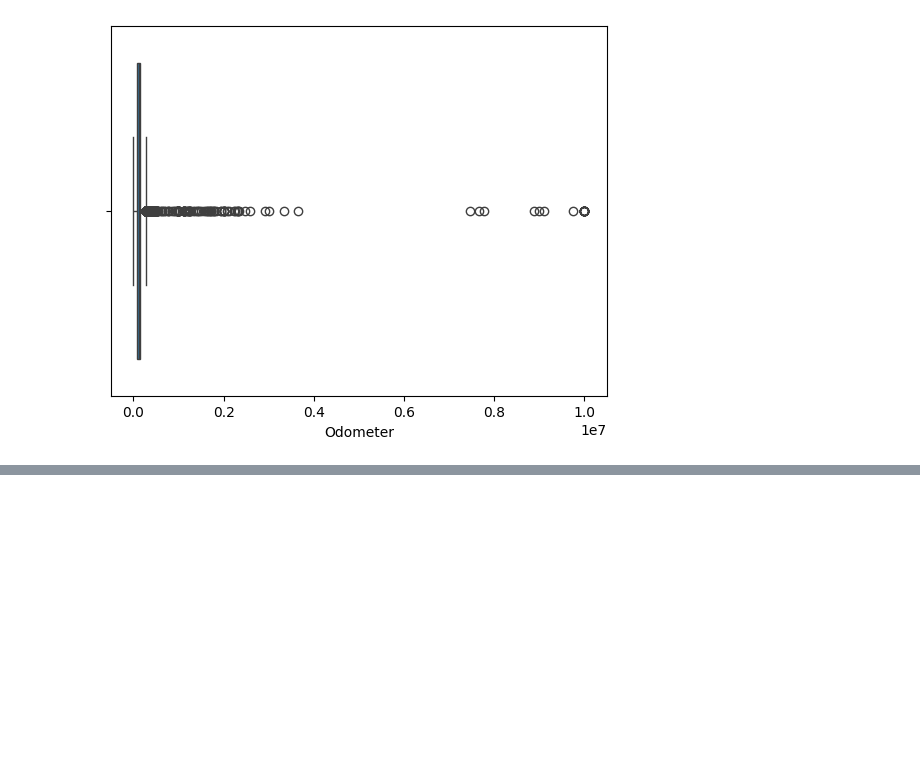
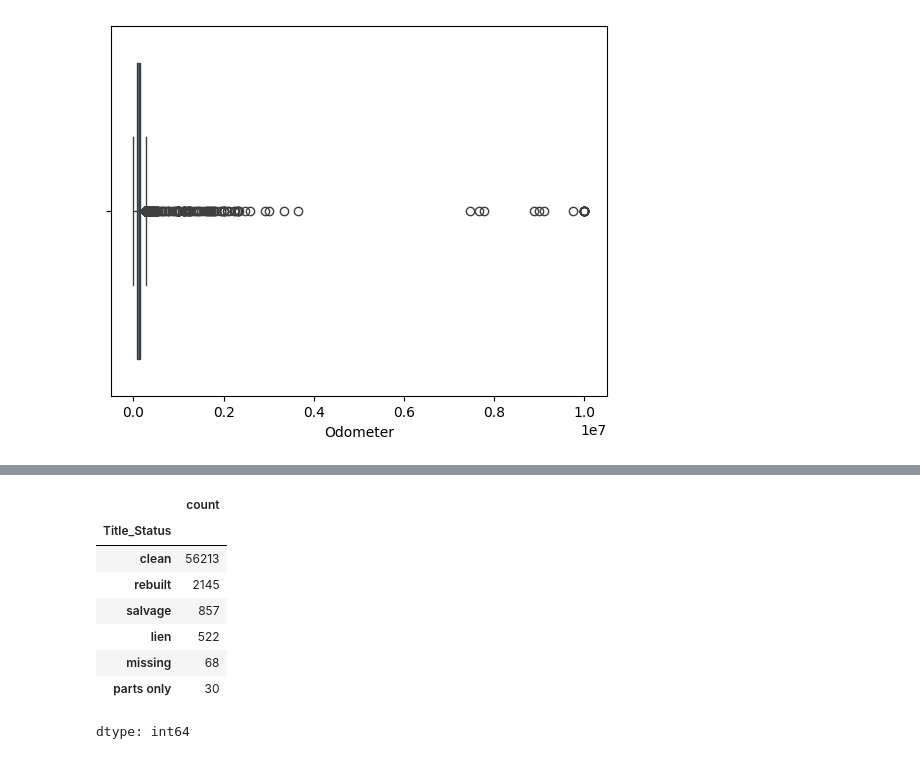
Before and after one commit to anshumbanga/Jason-Motor-Group, a Jupyter notebook: Jason Motor Group.ipynb, the cells around one changed output, grey strips where cells are left out. Cells and saved outputs as stored; diff of their text form; code cells hidden in the pictures; blank space fills up the shorter version.

```diff
--- a/Jason Motor Group.ipynb
+++ b/Jason Motor Group.ipynb
@@ -597,0 +642,13 @@ df[df.Odometer>upper_limit]
+# %%
+df.columns
+df.Title_Status.value_counts()
+# %% [output]
+|  | count |
+| Title_Status |  |
+| clean | 56213 |
+| rebuilt | 2145 |
+| salvage | 857 |
+| lien | 522 |
+| missing | 68 |
+| parts only | 30 |
+dtype: int64
```
Also changed, not shown: parts of 22 cells of this notebook.
